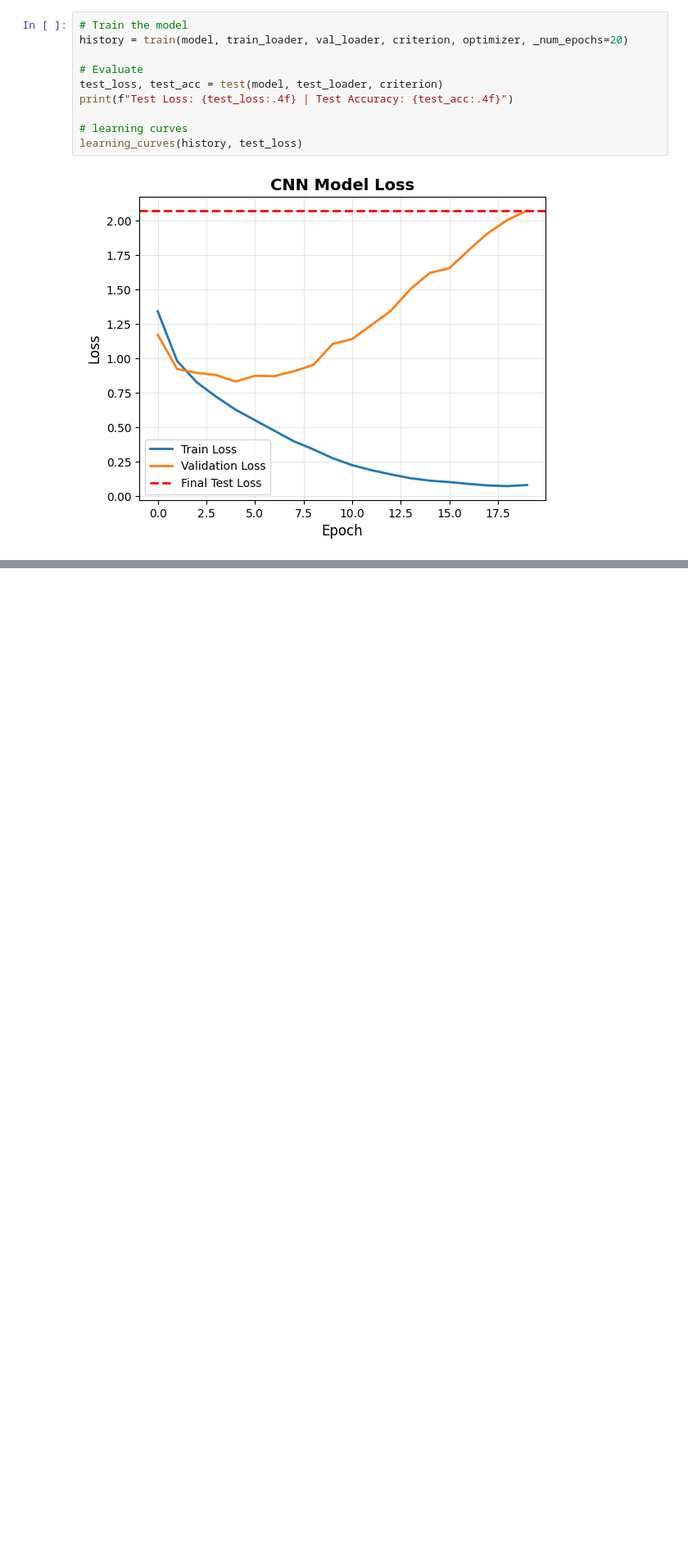
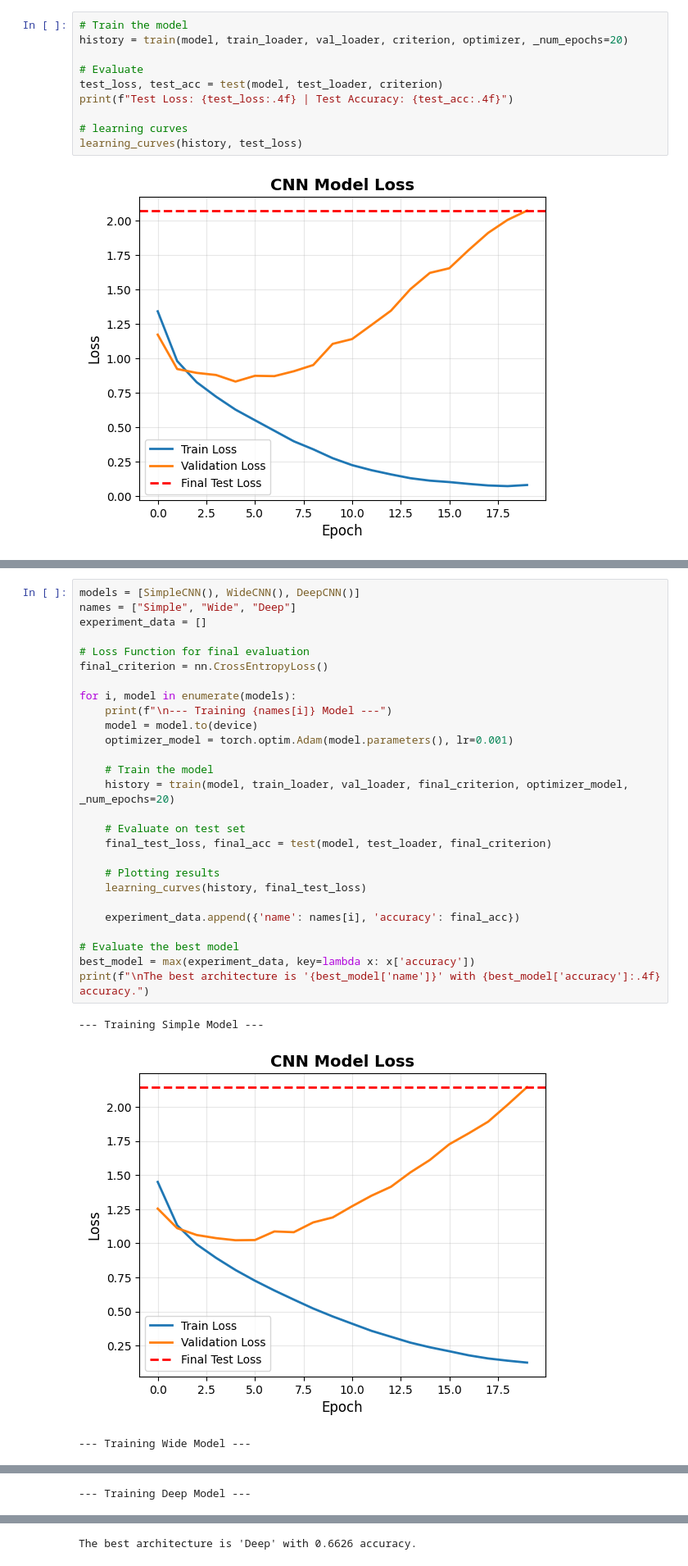
Before and after one commit to Moro0305/Computational-Intelligence, a Jupyter notebook: CNN_Pytorch.ipynb, the cells around one changed output, grey strips where cells are left out. Shown at 82% size. Cells and saved outputs as stored; diff of their text form; blank space fills up the shorter version.

```diff
--- a/CNN_Pytorch.ipynb
+++ b/CNN_Pytorch.ipynb
@@ -161,0 +229,31 @@ learning_curves(history, test_loss)
+# %%
+models = [SimpleCNN(), WideCNN(), DeepCNN()]
+names = ["Simple", "Wide", "Deep"]
+experiment_data = []
+
+# Loss Function for final evaluation
+final_criterion = nn.CrossEntropyLoss()
+
+for i, model in enumerate(models):
+    print(f"\n--- Training {names[i]} Model ---")
+    model = model.to(device)
+    optimizer_model = torch.optim.Adam(model.parameters(), lr=0.001)
+
+    # Train the model
+    history = train(model, train_loader, val_loader, final_criterion, optimizer_model, _num_epochs=20)
+
+    # Evaluate on test set
+    final_test_loss, final_acc = test(model, test_loader, final_criterion)
+
+    # Plotting results
+    learning_curves(history, final_test_loss)
+
+    experiment_data.append({'name': names[i], 'accuracy': final_acc})
+
+# Evaluate the best model
+best_model = max(experiment_data, key=lambda x: x['accuracy'])
+print(f"\nThe best architecture is '{best_model['name']}' with {best_model['accuracy']:.4f} accuracy.")
+# %% [output]
+--- Training Simple Model ---
+[figure, added]
+--- Training Wide Model ---
@@ -161,0 +261 @@ learning_curves(history, test_loss)
+--- Training Deep Model ---
@@ -161,0 +263 @@ learning_curves(history, test_loss)
+The best architecture is 'Deep' with 0.6626 accuracy.
```
Also changed, not shown: parts of 7 cells of this notebook.
